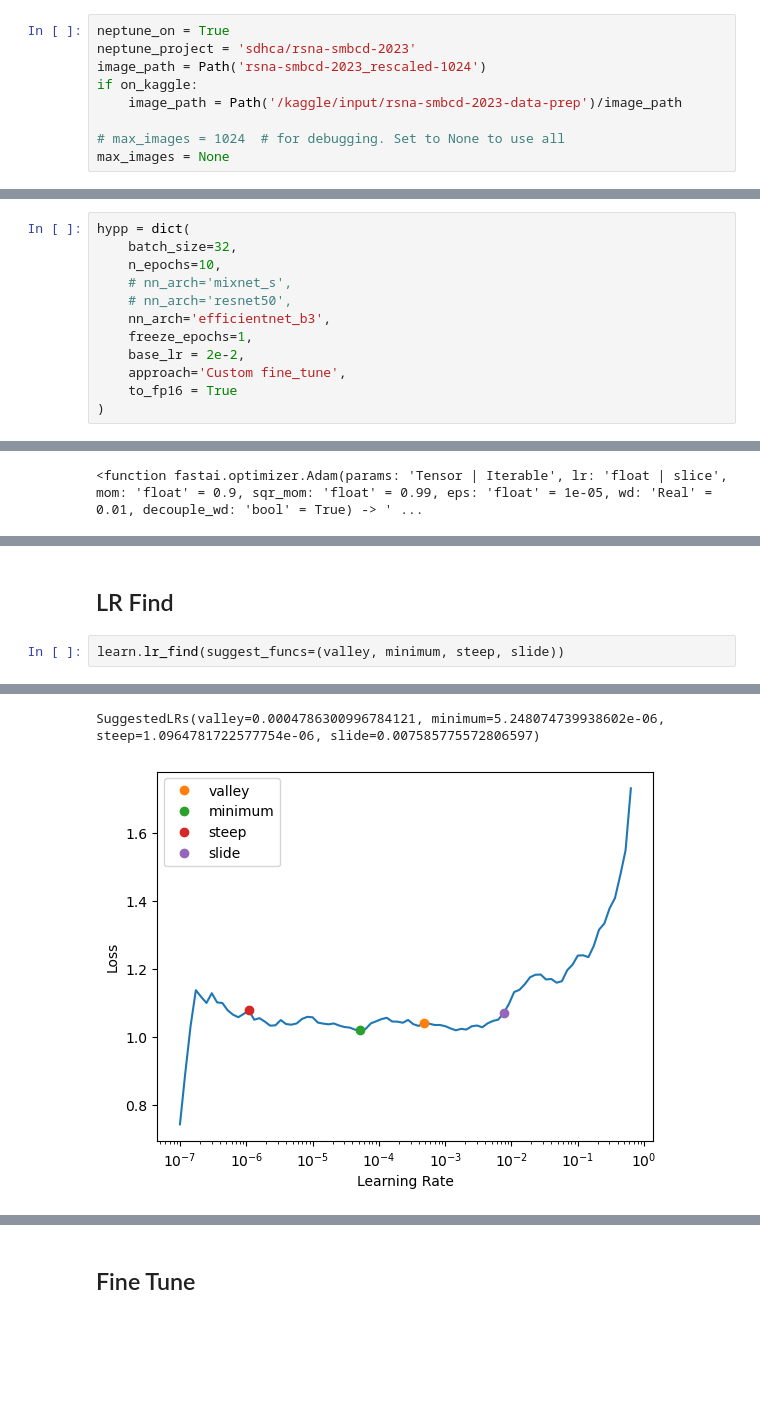
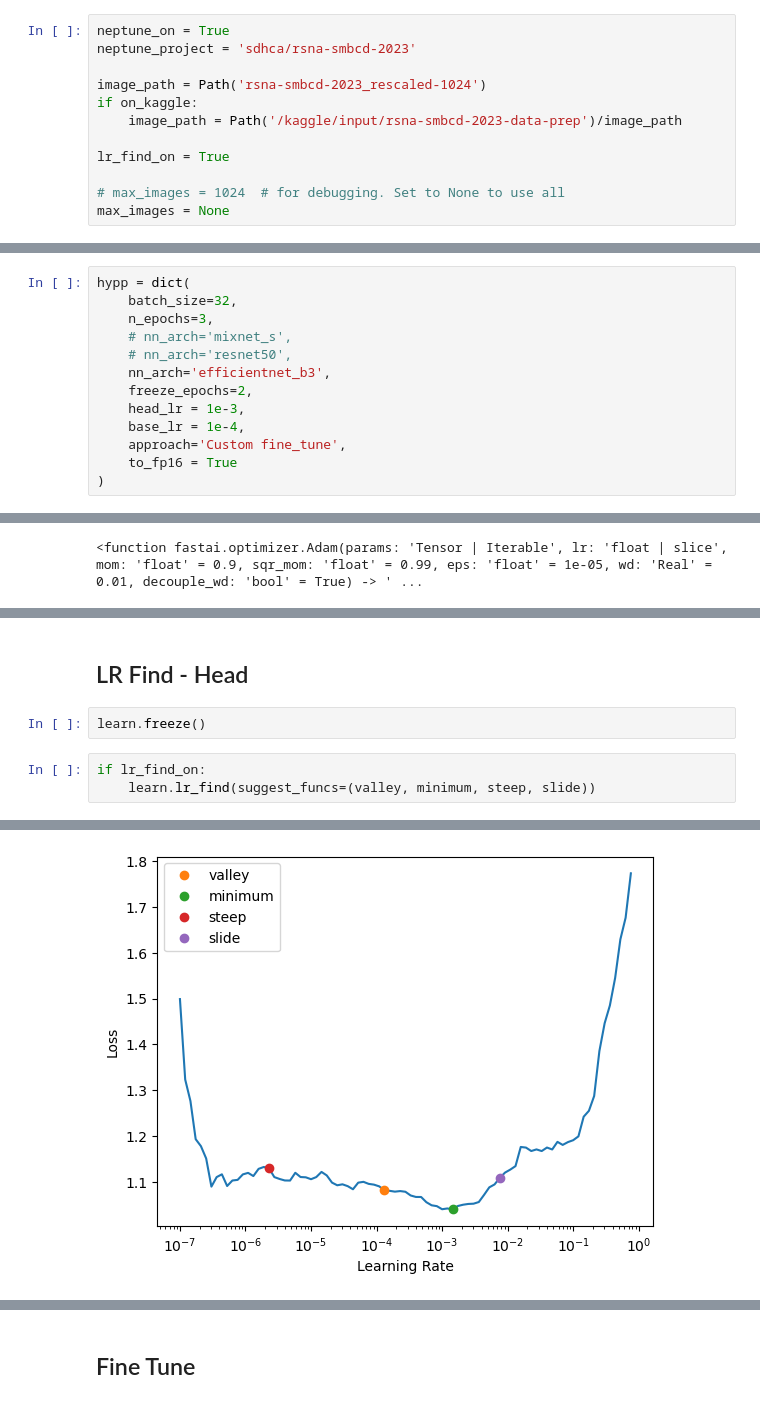
Before and after one commit to sdhca/rsna-smbcd-2023, a Jupyter notebook: rsna-smbcd-2023-model-fit.ipynb, the cells around one changed output, grey strips where cells are left out. Cells and saved outputs as stored; diff of their text form; blank space fills up the shorter version.

```diff
--- a/rsna-smbcd-2023-model-fit.ipynb
+++ b/rsna-smbcd-2023-model-fit.ipynb
@@ -59,10 +59,13 @@ libjpeg-turbo is on
 # %%
 neptune_on = True
 neptune_project = 'sdhca/rsna-smbcd-2023'
+
 image_path = Path('rsna-smbcd-2023_rescaled-1024')
 if on_kaggle:
     image_path = Path('/kaggle/input/rsna-smbcd-2023-data-prep')/image_path
 
+lr_find_on = True
+
 # max_images = 1024  # for debugging. Set to None to use all
 max_images = None
 # %% [markdown]
@@ -70,12 +73,13 @@ max_images = None
 # %%
 hypp = dict(
     batch_size=32,
-    n_epochs=10,
+    n_epochs=3,
     # nn_arch='mixnet_s',
     # nn_arch='resnet50',
     nn_arch='efficientnet_b3',
-    freeze_epochs=1,
-    base_lr = 2e-2,
+    freeze_epochs=2,
+    head_lr = 1e-3,
+    base_lr = 1e-4,
     approach='Custom fine_tune',
     to_fp16 = True
 )
@@ -484,11 +486,13 @@ End Fit
  - after_cancel_fit: []
  - after_fit      : [MixedPrecision, ProgressCallback, NeptuneCallback]
 # %% [markdown]
-## LR Find
+## LR Find - Head
+# %%
+learn.freeze()
 # %%
-learn.lr_find(suggest_funcs=(valley, minimum, steep, slide))
+if lr_find_on:
+    learn.lr_find(suggest_funcs=(valley, minimum, steep, slide))
 # %% [output]
 [interactive output not drawn]
-SuggestedLRs(valley=0.0004786300996784121, minimum=5.248074739938602e-06, steep=1.0964781722577754e-06, slide=0.007585775572806597)
-[figure, old version]
+[figure, new version]
 # %%
```
Also changed, not shown: parts of 29 cells of this notebook.
